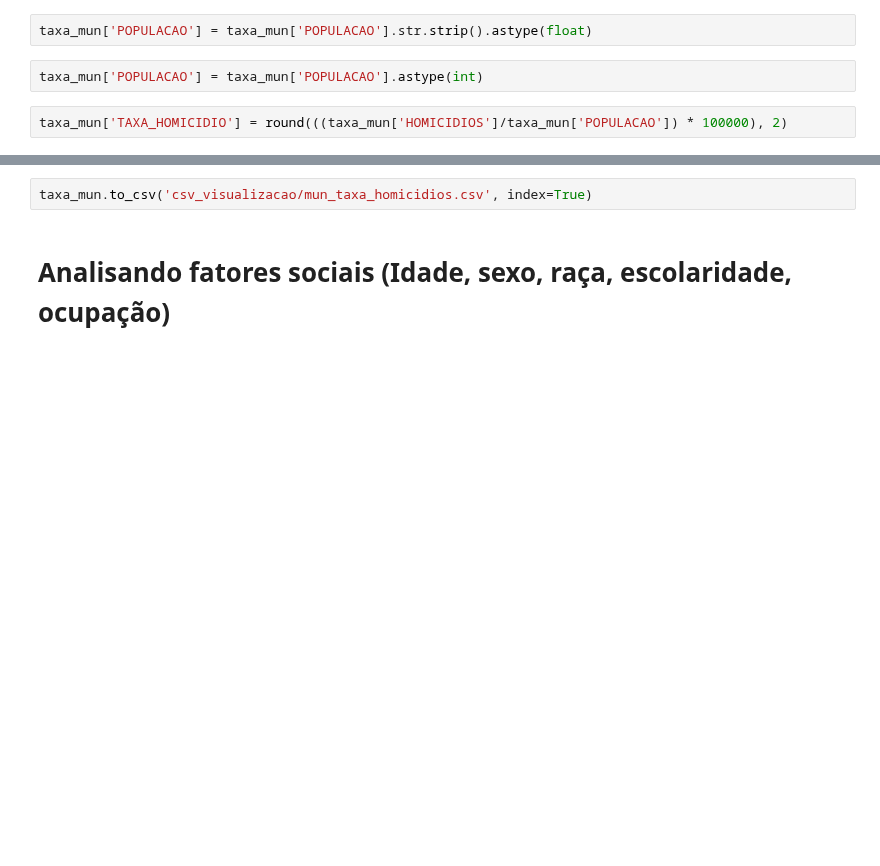
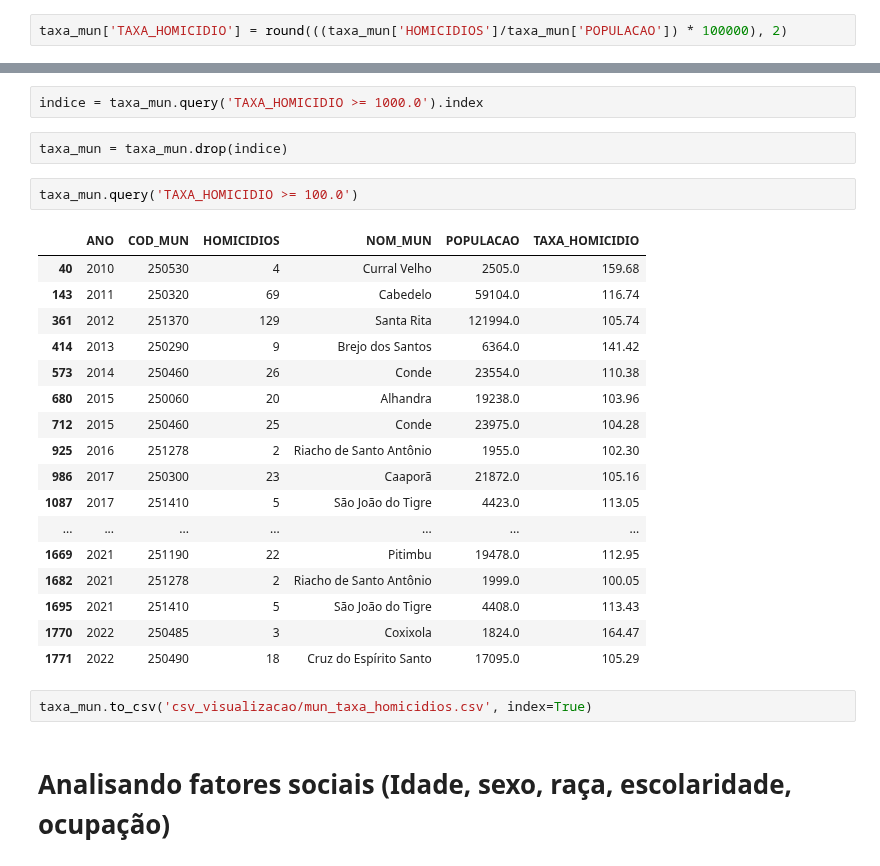
Before and after one commit to iagonmic/taxa-homicidio-pb, a Jupyter notebook: analise.ipynb, the cells around one changed output, grey strips where cells are left out. Cells and saved outputs as stored; diff of their text form; blank space fills up the shorter version.

```diff
--- a/analise.ipynb
+++ b/analise.ipynb
@@ -1117,7 +1051,3 @@ taxa_mun['POPULACAO'] = taxa_mun['POPULACAO'].astype(str).str.replace(r'\(.*\)',
-# %%
-taxa_mun['POPULACAO'] = taxa_mun['POPULACAO'].str.strip().astype(float)
-# %%
-taxa_mun['POPULACAO'] = taxa_mun['POPULACAO'].astype(int)
 # %%
 taxa_mun['TAXA_HOMICIDIO'] = round(((taxa_mun['HOMICIDIOS']/taxa_mun['POPULACAO']) * 100000), 2)
 # %%
@@ -1138,4 +1068,28 @@ taxa_mun
 1873 rows × 6 columns
+# %%
+indice = taxa_mun.query('TAXA_HOMICIDIO >= 1000.0').index
+# %%
+taxa_mun = taxa_mun.drop(indice)
+# %%
+taxa_mun.query('TAXA_HOMICIDIO >= 100.0')
+# %% [output]
+|  | ANO | COD_MUN | HOMICIDIOS | NOM_MUN | POPULACAO | TAXA_HOMICIDIO |
+| 40 | 2010 | 250530 | 4 | Curral Velho | 2505.0 | 159.68 |
+| 143 | 2011 | 250320 | 69 | Cabedelo | 59104.0 | 116.74 |
+| 361 | 2012 | 251370 | 129 | Santa Rita | 121994.0 | 105.74 |
+| 414 | 2013 | 250290 | 9 | Brejo dos Santos | 6364.0 | 141.42 |
+| 573 | 2014 | 250460 | 26 | Conde | 23554.0 | 110.38 |
+| 680 | 2015 | 250060 | 20 | Alhandra | 19238.0 | 103.96 |
+| 712 | 2015 | 250460 | 25 | Conde | 23975.0 | 104.28 |
+| 925 | 2016 | 251278 | 2 | Riacho de Santo Antônio | 1955.0 | 102.30 |
+| 986 | 2017 | 250300 | 23 | Caaporã | 21872.0 | 105.16 |
+| 1087 | 2017 | 251410 | 5 | São João do Tigre | 4423.0 | 113.05 |
+| ... | ... | ... | ... | ... | ... | ... |
+| 1669 | 2021 | 251190 | 22 | Pitimbu | 19478.0 | 112.95 |
+| 1682 | 2021 | 251278 | 2 | Riacho de Santo Antônio | 1999.0 | 100.05 |
+| 1695 | 2021 | 251410 | 5 | São João do Tigre | 4408.0 | 113.43 |
+| 1770 | 2022 | 250485 | 3 | Coxixola | 1824.0 | 164.47 |
+| 1771 | 2022 | 250490 | 18 | Cruz do Espírito Santo | 17095.0 | 105.29 |
 # %%
 taxa_mun.to_csv('csv_visualizacao/mun_taxa_homicidios.csv', index=True)
 # %% [markdown]
```
Also changed, not shown: parts of 14 cells of this notebook, 1 other file.
